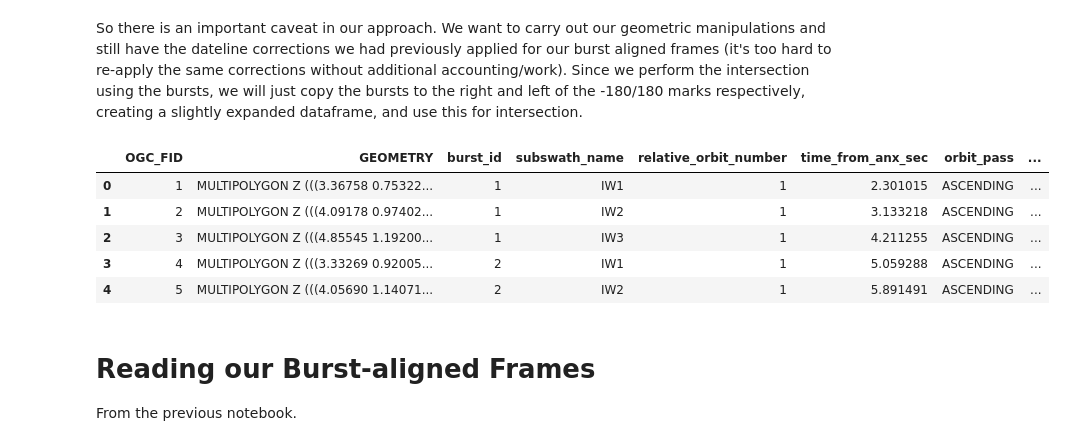
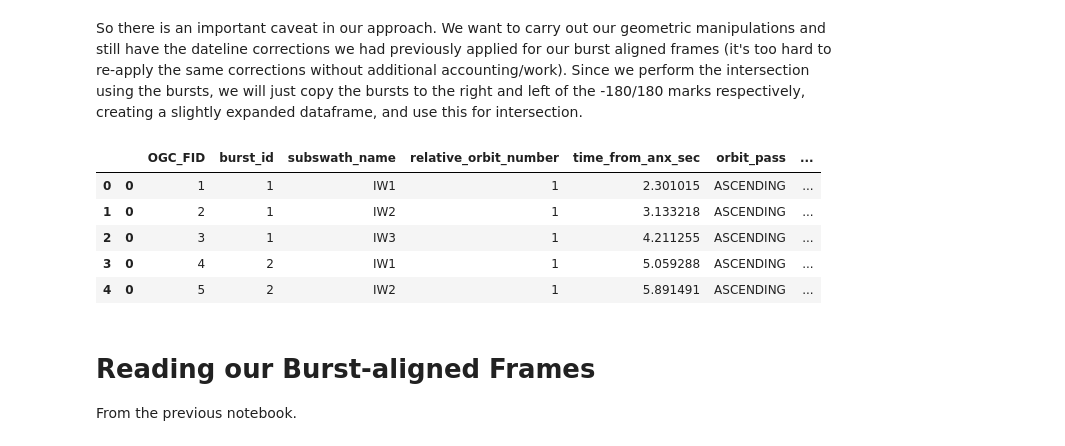
Before and after one commit to ACCESS-Cloud-Based-InSAR/s1-frame-generation, a Jupyter notebook: 2 Latitude Aligned Frames.ipynb, the cells around one changed output. Saved outputs shown, nothing was run; the diff lists cells and outputs as text; code cells hidden in the pictures.

Commit message:
explode footprint geometries

```diff
--- a/2 Latitude Aligned Frames.ipynb
+++ b/2 Latitude Aligned Frames.ipynb
@@ -65,22 +65,26 @@ So there is an important caveat in our approach. We want to carry out our geomet
 # %%
 df_burst_l = df_burst.cx[170:,:].copy()
 df_burst_l.geometry = df_burst_l.geometry.translate(xoff=-360, yoff=0)
 
 df_burst_r = df_burst.cx[:-170,:].copy()
 df_burst_r.geometry = df_burst_r.geometry.translate(xoff=360, yoff=0)
 
 df_burst_large = pd.concat([df_burst,
                             df_burst_l,
                             df_burst_r], axis=0).reset_index(drop=True)
 
+# Ensures we separate multipolygons across dateline
+df_burst_large = df_burst_large.explode()
+# 30 meter buffer so near the dateline, things are slightly smoother when taking their union
+df_burst_large.GEOMETRY = df_burst_large.GEOMETRY.buffer(0.0002777777777777777775)
 df_burst_large.head()
 # %% [output]
-|  | OGC_FID | GEOMETRY | burst_id | subswath_name | relative_orbit_number | time_from_anx_sec | orbit_pass | ... |
-| 0 | 1 | MULTIPOLYGON Z (((3.36758 0.75322... | 1 | IW1 | 1 | 2.301015 | ASCENDING | ... |
-| 1 | 2 | MULTIPOLYGON Z (((4.09178 0.97402... | 1 | IW2 | 1 | 3.133218 | ASCENDING | ... |
-| 2 | 3 | MULTIPOLYGON Z (((4.85545 1.19200... | 1 | IW3 | 1 | 4.211255 | ASCENDING | ... |
-| 3 | 4 | MULTIPOLYGON Z (((3.33269 0.92005... | 2 | IW1 | 1 | 5.059288 | ASCENDING | ... |
-| 4 | 5 | MULTIPOLYGON Z (((4.05690 1.14071... | 2 | IW2 | 1 | 5.891491 | ASCENDING | ... |
+|  |  | OGC_FID | burst_id | subswath_name | relative_orbit_number | time_from_anx_sec | orbit_pass | ... |
+| 0 | 0 | 1 | 1 | IW1 | 1 | 2.301015 | ASCENDING | ... |
+| 1 | 0 | 2 | 1 | IW2 | 1 | 3.133218 | ASCENDING | ... |
+| 2 | 0 | 3 | 1 | IW3 | 1 | 4.211255 | ASCENDING | ... |
+| 3 | 0 | 4 | 2 | IW1 | 1 | 5.059288 | ASCENDING | ... |
+| 4 | 0 | 5 | 2 | IW2 | 1 | 5.891491 | ASCENDING | ... |
 # %% [markdown]
 # Reading our Burst-aligned Frames
 
```
Also changed, not shown: parts of 15 cells of this notebook.
